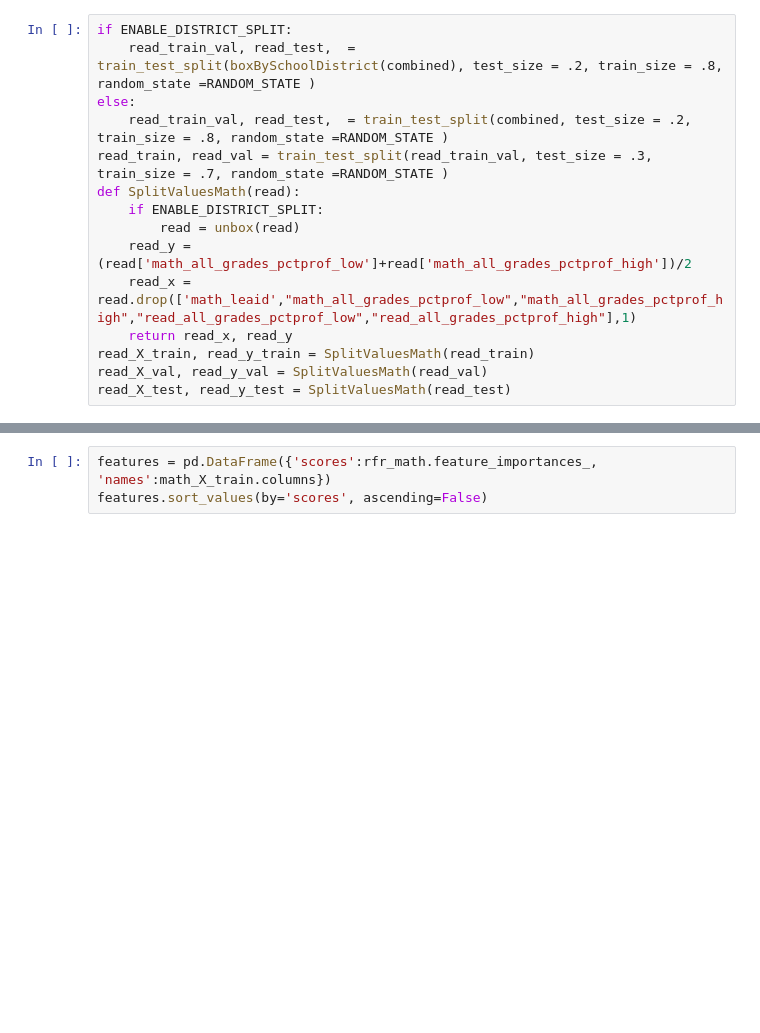
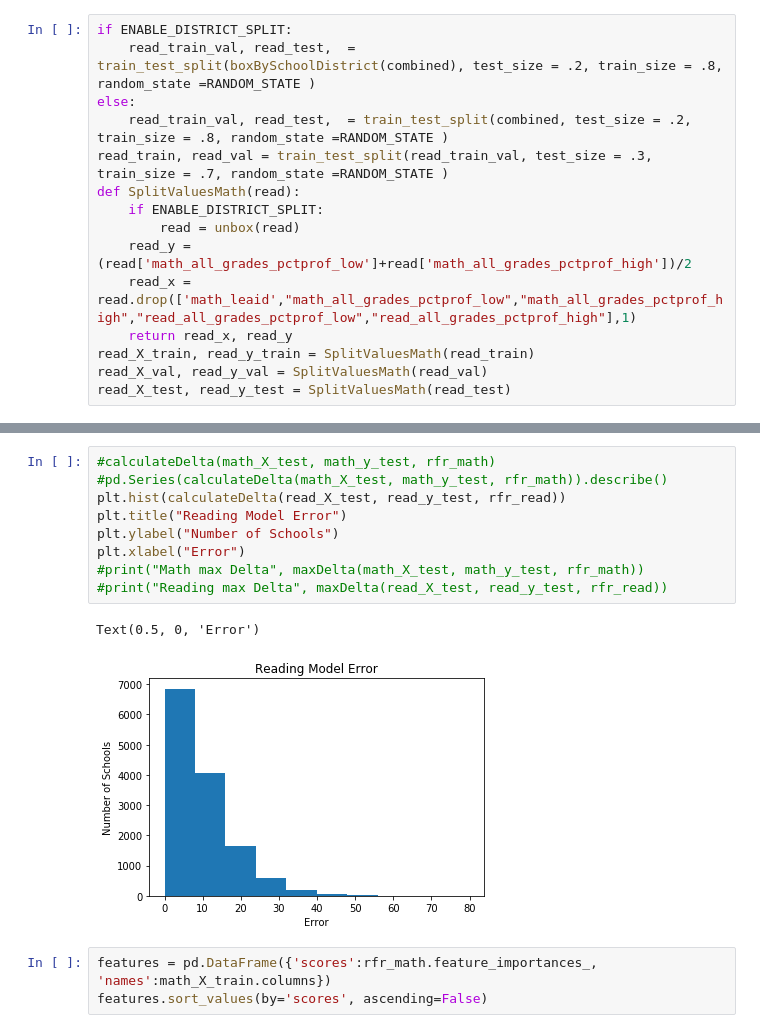
Before and after one commit to mrblithe-widener/Senior-Project-2018-2019, a Jupyter notebook: Models/Random Forest.ipynb, the cells around one changed output, grey strips where cells are left out. Drawn from its saved outputs; the diff is of its cells as text; blank space fills up the shorter version.

```diff
--- a/Models/Random Forest.ipynb
+++ b/Models/Random Forest.ipynb
@@ -242,3 +232,15 @@ plt.hist(calculateDelta(math_X_test, math_y_test, rfr_math))
+# %%
+#calculateDelta(math_X_test, math_y_test, rfr_math)
+#pd.Series(calculateDelta(math_X_test, math_y_test, rfr_math)).describe()
+plt.hist(calculateDelta(read_X_test, read_y_test, rfr_read))
+plt.title("Reading Model Error")
+plt.ylabel("Number of Schools")
+plt.xlabel("Error")
+#print("Math max Delta", maxDelta(math_X_test, math_y_test, rfr_math))
+#print("Reading max Delta", maxDelta(read_X_test, read_y_test, rfr_read))
+# %% [output]
+Text(0.5, 0, 'Error')
+[figure, added]
 # %%
 features = pd.DataFrame({'scores':rfr_math.feature_importances_, 'names':math_X_train.columns})
 features.sort_values(by='scores', ascending=False)
```
Also changed, not shown: parts of 7 cells of this notebook, 2 other files.
